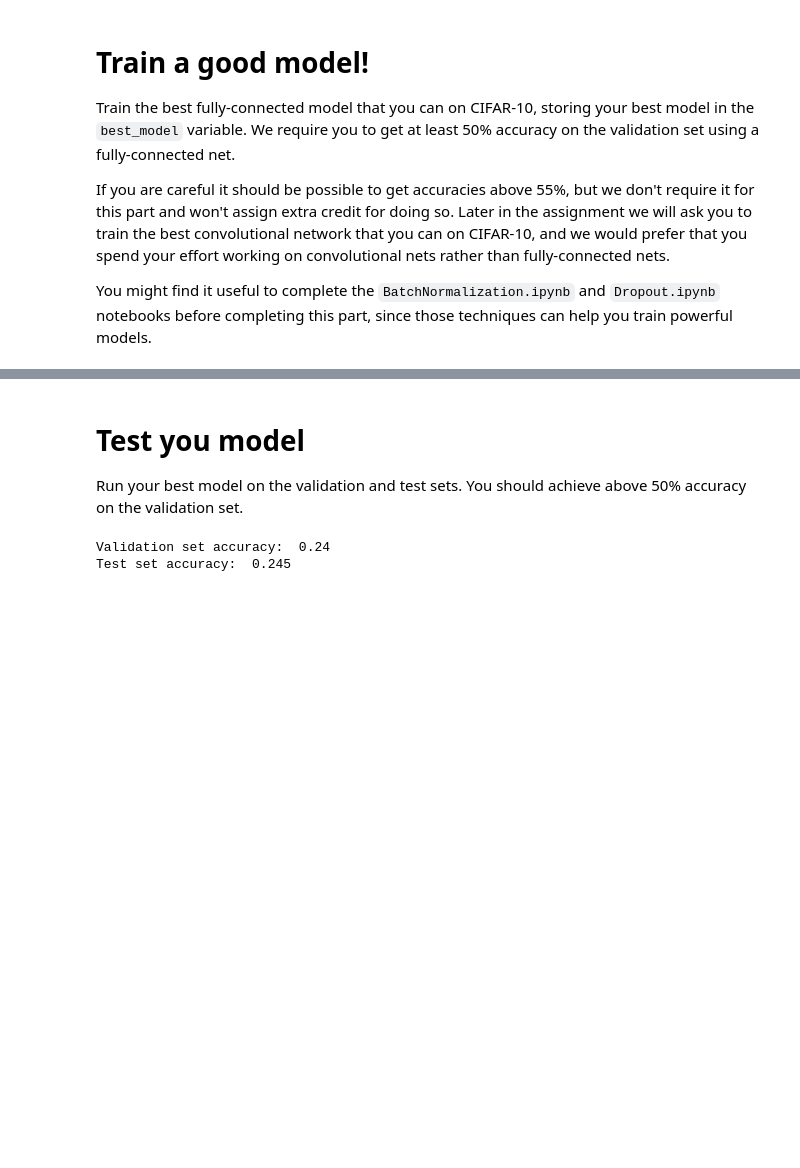
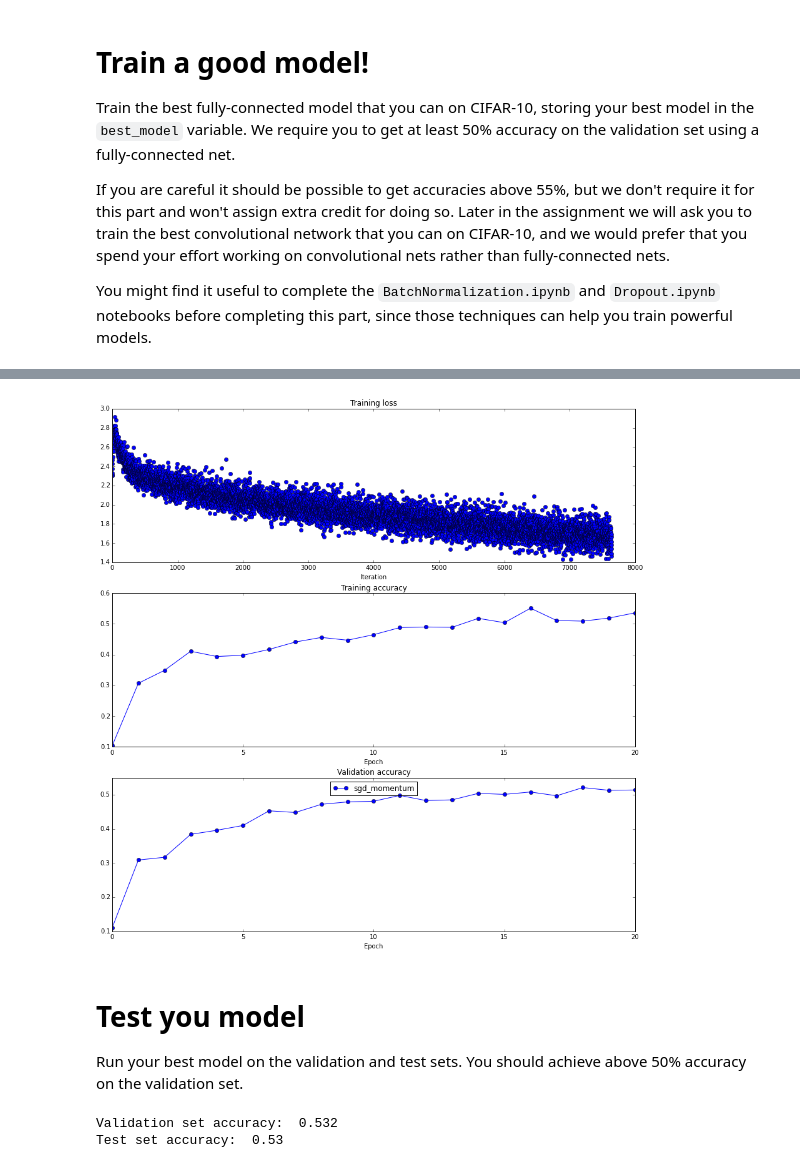
Before and after one commit to prabhakar9/DLBootcamp, a Jupyter notebook: assignment2/FullyConnectedNets.ipynb, the cells around one changed output, grey strips where cells are left out. Drawn from its saved outputs; the diff is of its cells as text; code cells hidden in the pictures; blank space fills up the shorter version.

```diff
--- a/assignment2/FullyConnectedNets.ipynb
+++ b/assignment2/FullyConnectedNets.ipynb
@@ -787,14 +787,14 @@ y_test = data['y_test']
 
 
 
-weight_scale = 2.5e-2
-learning_rate = 3.1e-4
-model = FullyConnectedNet([800, 700, 600, 500, 400, 300, 200, 100], weight_scale=weight_scale,
-                         dropout=0.25, use_batchnorm=True, reg=1e-2)
+weight_scale = 1e-4
+learning_rate = 1.2e-3
+model = FullyConnectedNet([600, 500, 400, 300, 200, 100], weight_scale=weight_scale,
+                         dropout=0.1, dtype=np.float64, use_batchnorm=True, reg=1e-3)
 
 solver = Solver(model, data,
               print_every=500,
-              num_epochs=30, batch_size=100,
+              num_epochs=20, batch_size=128,
               update_rule='adam',
               optim_config={
                 'learning_rate': learning_rate
@@ -847,3 +859,4 @@ plt.show()
+[figure, added]
 # %% [markdown]
 # Test you model
 Run your best model on the validation and test sets. You should achieve above 50% accuracy on the validation set.
@@ -853,5 +866,5 @@ y_val_pred = np.argmax(best_model.loss(X_val), axis=1)
 print 'Validation set accuracy: ', (y_val_pred == y_val).mean()
 print 'Test set accuracy: ', (y_test_pred == y_test).mean()
 # %% [output]
-Validation set accuracy:  0.24
-Test set accuracy:  0.245
+Validation set accuracy:  0.532
+Test set accuracy:  0.53
```
Also changed, not shown: parts of 1 cell of this notebook, 2 other files.
